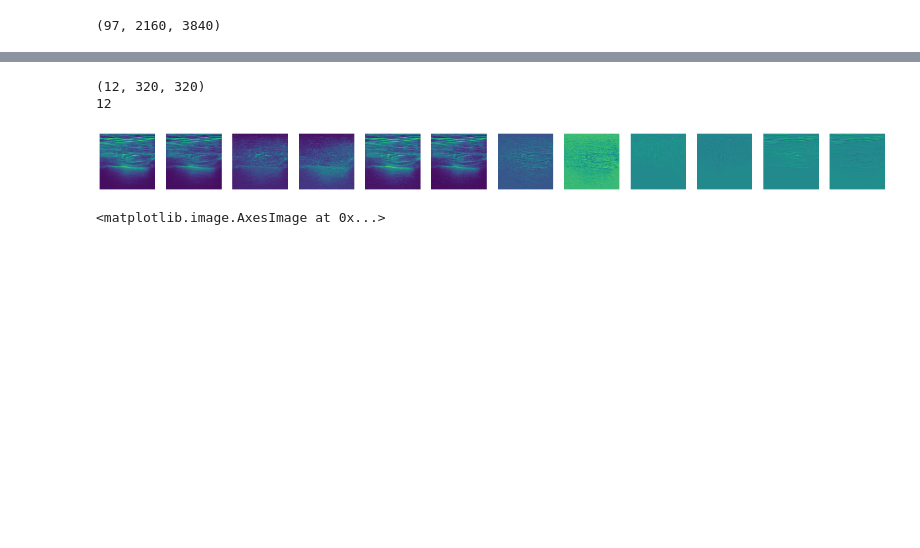
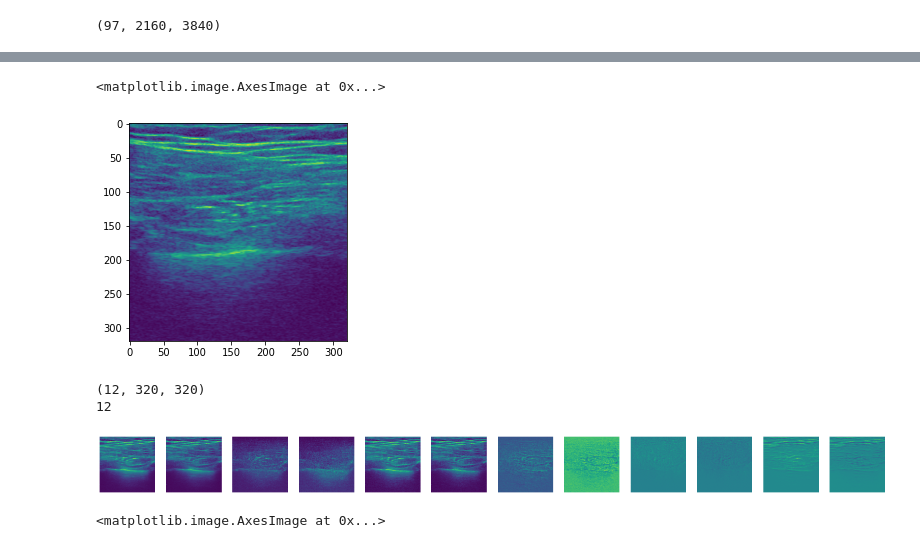
Before and after one commit to KitwareMedical/itkARGUS-DARPA-POCUS_AI-Archive, a Jupyter notebook: Clarius/ARGUS_ptx_workflow_experiment.ipynb, the cells around one changed output, grey strips where cells are left out. Drawn from its saved outputs; the diff is of its cells as text; code cells hidden in the pictures; blank space fills up the shorter version.

```diff
--- a/Clarius/ARGUS_ptx_workflow_experiment.ipynb
+++ b/Clarius/ARGUS_ptx_workflow_experiment.ipynb
@@ -41,3 +51,8 @@ print(vid.shape)
 # %%
 nnet_ar.preprocess(vid)
+# %%
+plt.imshow(nnet_ar.preprocessed_ptx_video[0])
+# %% [output]
+<matplotlib.image.AxesImage at 0x...>
+[figure, added]
 # %%
```
Also changed, not shown: parts of 4 cells of this notebook, 3 other files.
